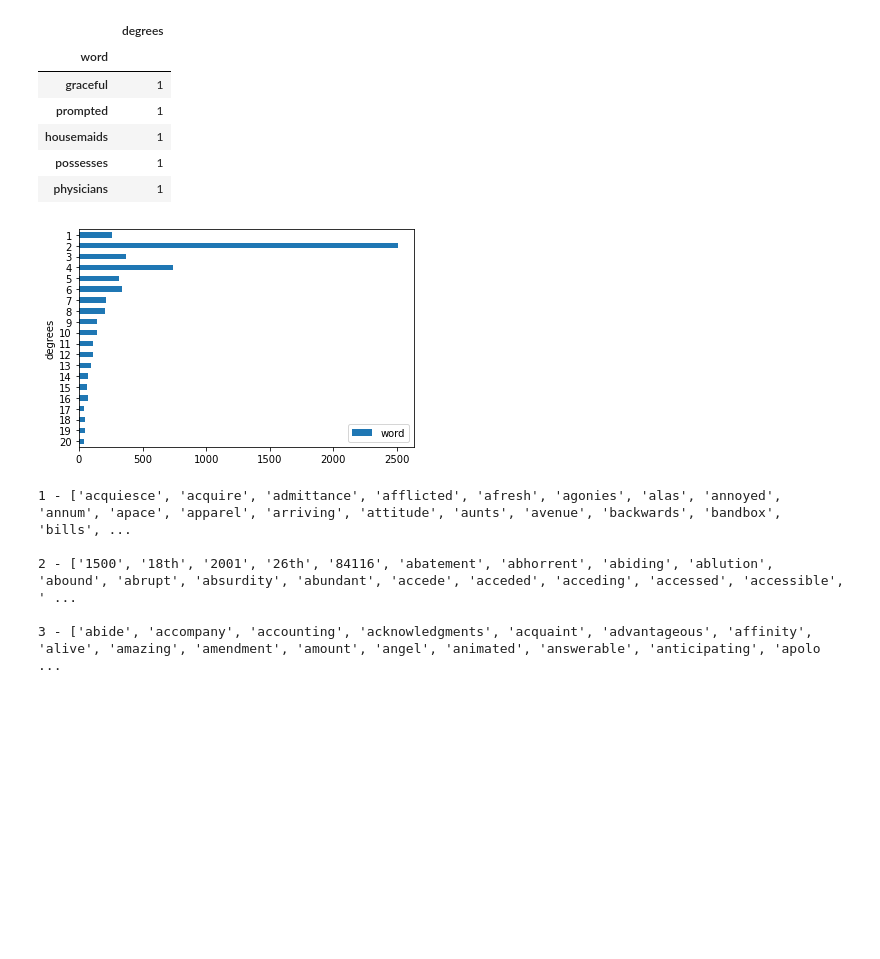
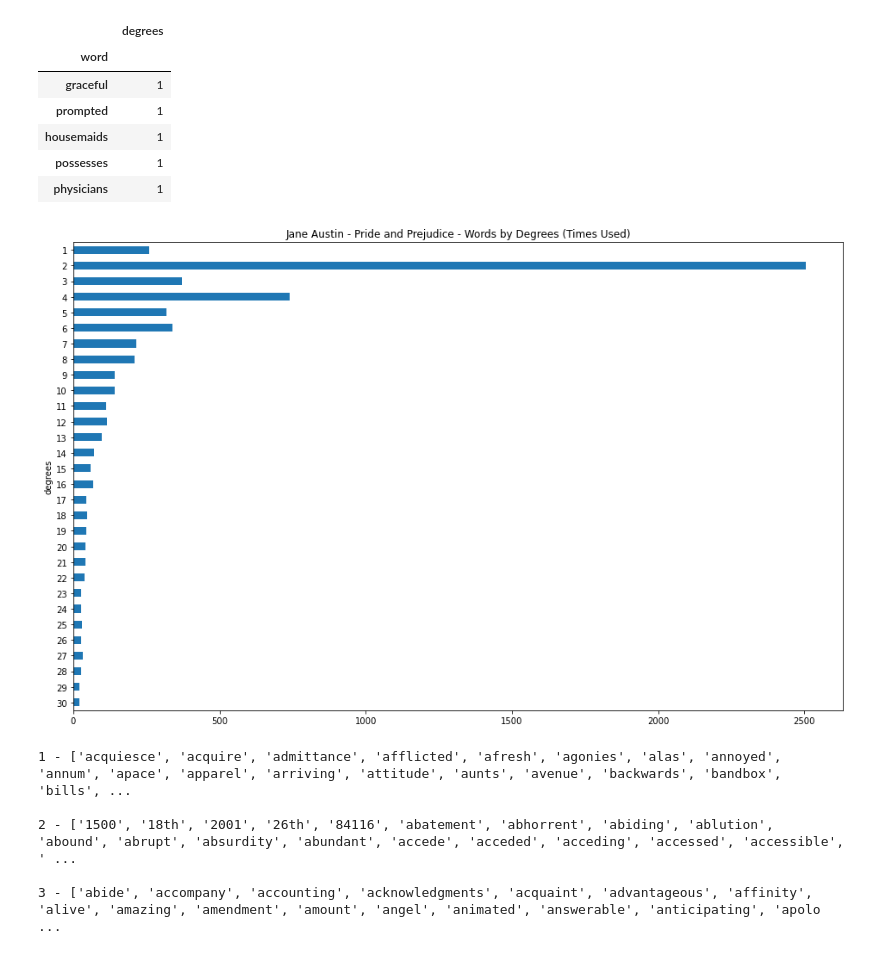
Before and after one commit to itsgorain/100daysofnetworks_2020, a Jupyter notebook: word_graph_jane_austin.ipynb, the cells around one changed output. Drawn from its saved outputs; the diff is of its cells as text; code cells hidden in the pictures; blank space fills up the shorter version.

```diff
--- a/word_graph_jane_austin.ipynb
+++ b/word_graph_jane_austin.ipynb
@@ -147,10 +155,11 @@ degree_df.head()
 | possesses | 1 |
 | physicians | 1 |
 # %%
-degree_df.reset_index().groupby('degrees').count().sort_index()[0:20].plot.barh()
+title = 'Jane Austin - Pride and Prejudice - Words by Degrees (Times Used)'
+degree_df.reset_index().groupby('degrees').count().sort_index()[0:30].plot.barh(figsize=(16, 10), title=title, legend=False)
 plt.gca().invert_yaxis()
 # %% [output]
-[figure, old version]
+[figure, new version]
 # %%
 dict_degree_nodes = get_dict_degree_nodes(degree_df)
 
```
Also changed, not shown: parts of 1 cell of this notebook.
